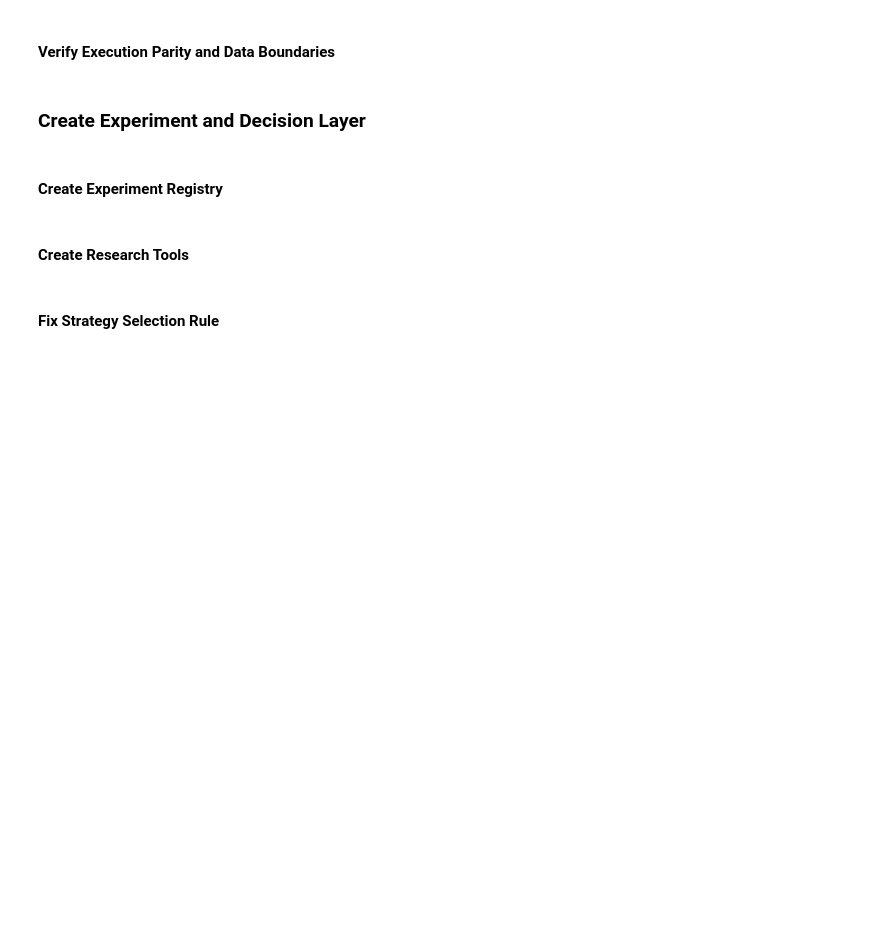
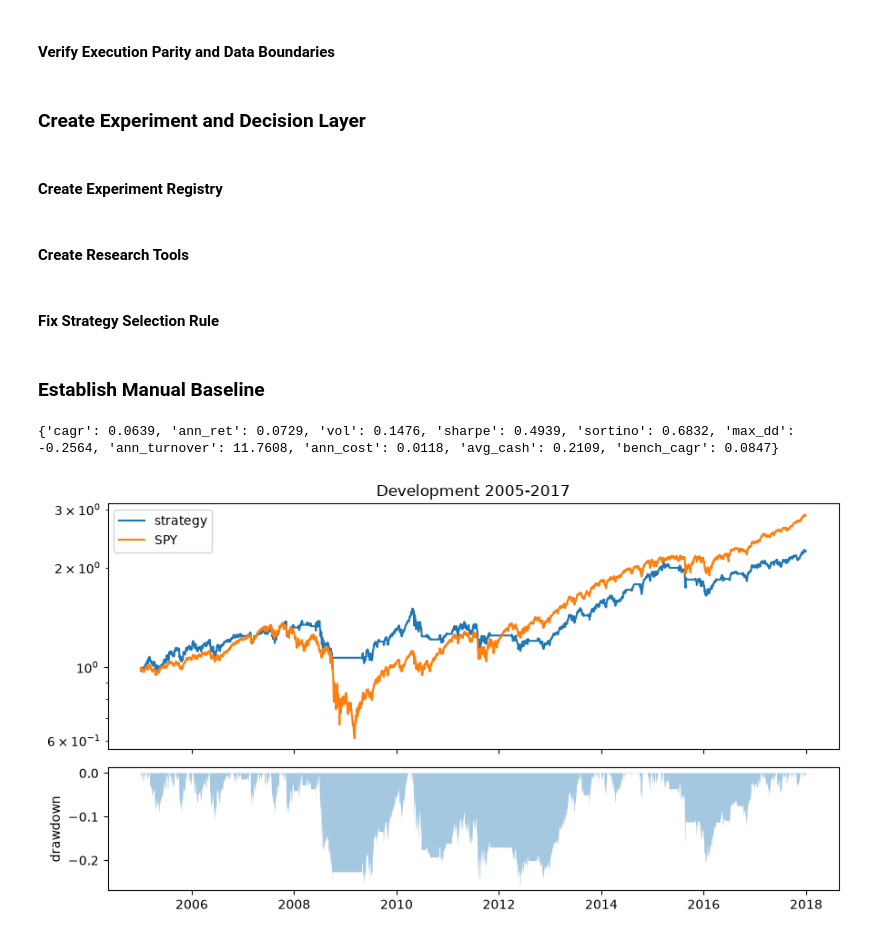
Before and after one commit to mokenyu/trading-research-deep-agent, a Jupyter notebook: src/notebooks/main.ipynb, the cells around one changed output. Cells and saved outputs as stored; diff of their text form; code cells hidden in the pictures; blank space fills up the shorter version.

Commit message:
feat: establish manual baseline

```diff
--- a/src/notebooks/main.ipynb
+++ b/src/notebooks/main.ipynb
@@ -530,3 +530,38 @@ def best_of(version):
     return None if rows.empty else rows.sort_values("val_sharpe", ascending=False).iloc[0]
 
 print(SELECTION_RULE)
+# %% [markdown]
+### Establish Manual Baseline
+# %%
+def manual_baseline(data, mom_window=126, vol_short=20, vol_long=120,
+                    vol_ratio_min=1.0, top_n=3):
+    adj, cls, vol = data["adj_close"], data["close"], data["volume"]
+    mom = adj.pct_change(mom_window)
+    dv = cls * vol
+    ratio = dv.rolling(vol_short).mean() / dv.rolling(vol_long).mean()
+    ok = (mom > 0) & (ratio > vol_ratio_min)
+    dates = pd.DatetimeIndex(adj.index.to_series().resample("ME").last().dropna())
+    w = pd.DataFrame(0.0, index=dates, columns=adj.columns)
+    for d in dates:
+        picks = mom.loc[d][ok.loc[d]].dropna().nlargest(top_n).index
+        if len(picks):
+            w.loc[d, picks] = 1.0 / len(picks)
+    return w
+
+d = DATA["dev"]
+bt = backtest(manual_baseline(d), d["returns"])
+ev = bt.loc[d["eval_start"]:]
+spy = d["returns"]["SPY"].loc[d["eval_start"]:]
+print(metrics(ev, spy))
+
+fig, ax = plt.subplots(2, 1, figsize=(9, 5), sharex=True, height_ratios=[2, 1])
+eq = (1 + ev["ret"]).cumprod()
+ax[0].plot(eq, label="strategy"); ax[0].plot((1 + spy).cumprod(), label="SPY")
+ax[0].set_yscale("log"); ax[0].legend(); ax[0].set_title("Development 2005-2017")
+ax[1].fill_between(eq.index, (eq / eq.cummax() - 1), 0, alpha=.4)
+ax[1].set_ylabel("drawdown")
+plt.tight_layout()
+plt.show()
+# %% [output]
+{'cagr': 0.0639, 'ann_ret': 0.0729, 'vol': 0.1476, 'sharpe': 0.4939, 'sortino': 0.6832, 'max_dd': -0.2564, 'ann_turnover': 11.7608, 'ann_cost': 0.0118, 'avg_cash': 0.2109, 'bench_cagr': 0.0847}
+[figure, added]
```
